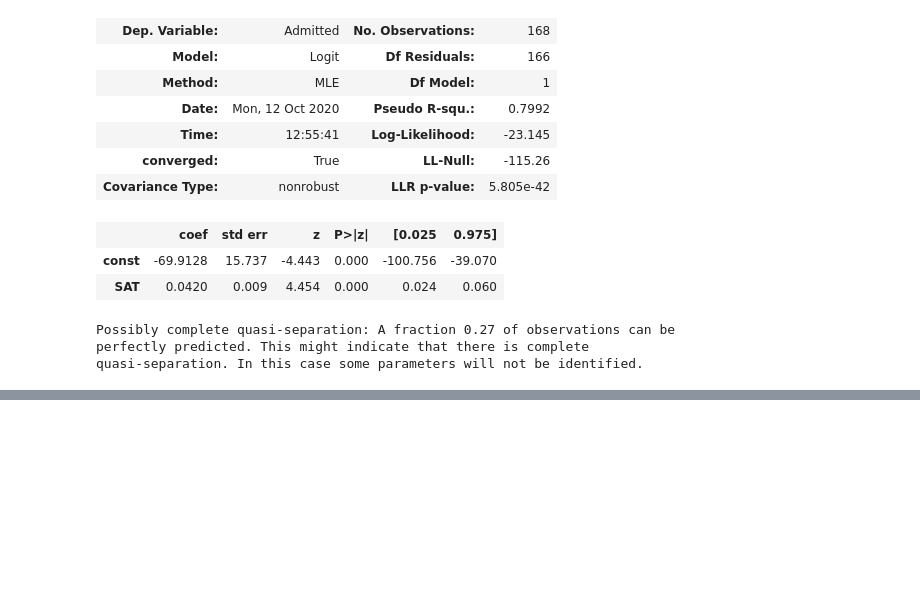
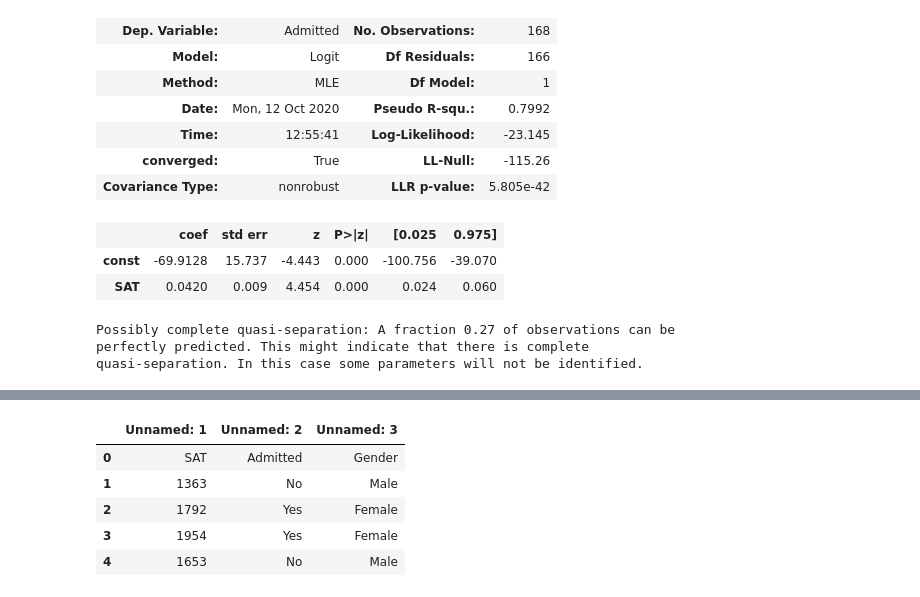
Before and after one commit to matt-c-knight/udemy-data_science, a Jupyter notebook: regression.ipynb, the cells around one changed output, grey strips where cells are left out. Saved outputs shown, nothing was run; the diff lists cells and outputs as text; code cells hidden in the pictures; blank space fills up the shorter version.

```diff
--- a/regression.ipynb
+++ b/regression.ipynb
@@ -105,0 +117,2 @@ quasi-separation. In this case some parameters will not be identified.
+# %%
+binary_predictors.drop(columns=['Unnamed: 0'], inplace=True)
@@ -105,0 +135,11 @@ quasi-separation. In this case some parameters will not be identified.
+# %%
+binary_predictors.drop(columns=['Unnamed: 4', 'Unnamed: 5', 'Unnamed: 6'], inplace=True)
+# %%
+binary_predictors.head()
+# %% [output]
+|  | Unnamed: 1 | Unnamed: 2 | Unnamed: 3 |
+| 0 | SAT | Admitted | Gender |
+| 1 | 1363 | No | Male |
+| 2 | 1792 | Yes | Female |
+| 3 | 1954 | Yes | Female |
+| 4 | 1653 | No | Male |
```
Also changed, not shown: parts of 7 cells of this notebook.
